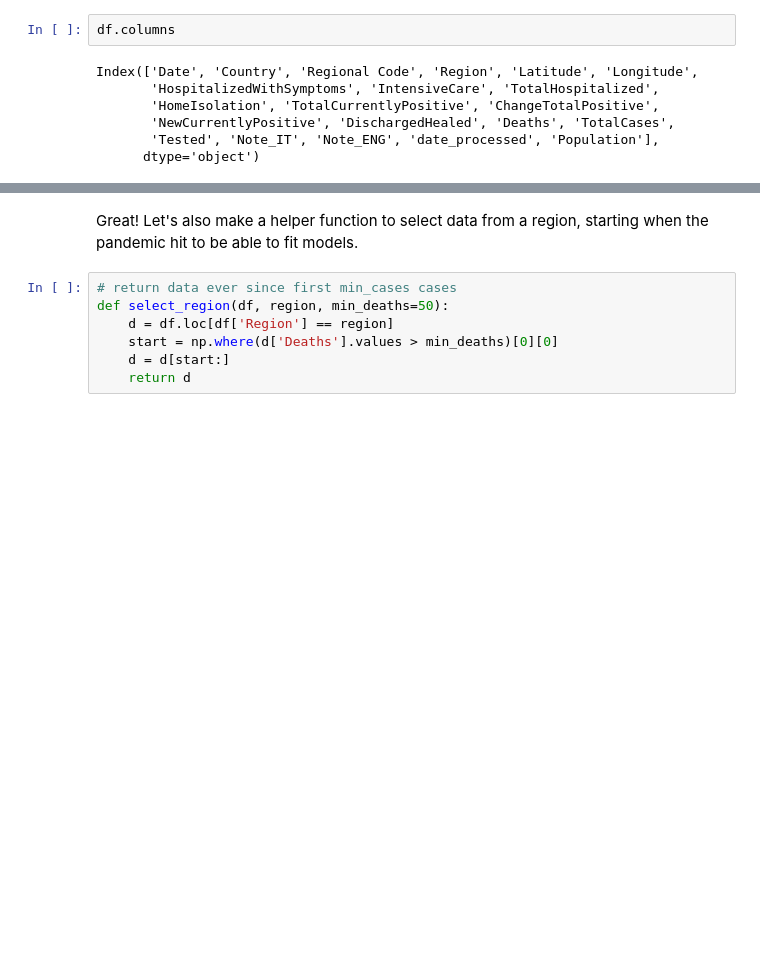
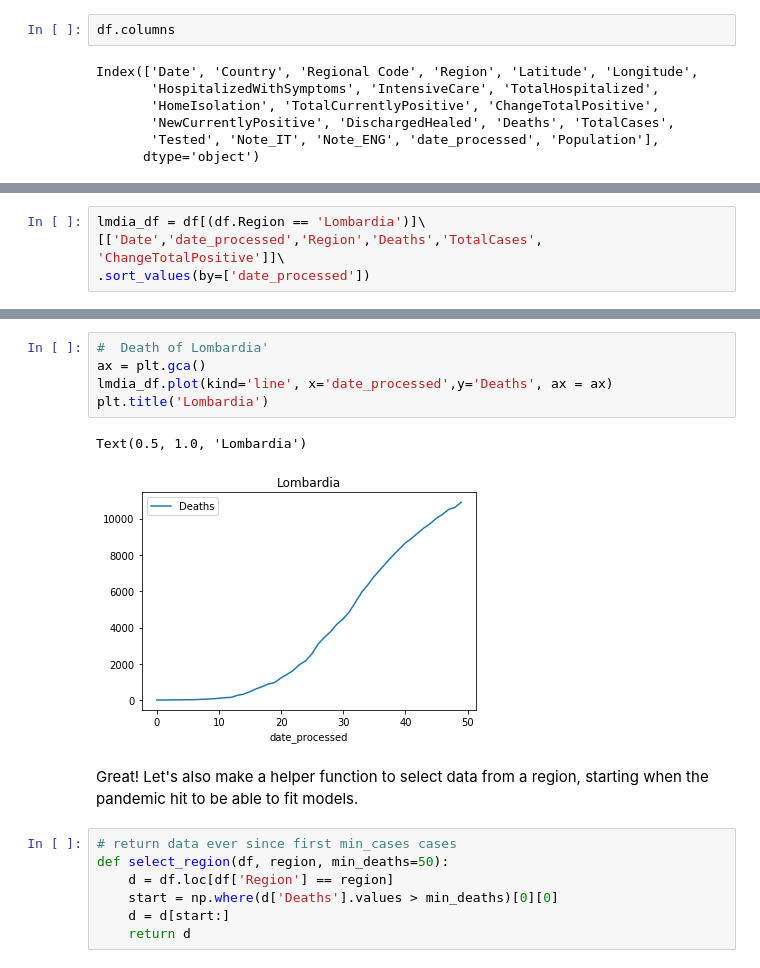
Before and after one commit to danielnee2/SKTW, a Jupyter notebook: exploratory/models_exploreSEIR_YLN.ipynb, the cells around one changed output, grey strips where cells are left out. Drawn from its saved outputs; the diff is of its cells as text; blank space fills up the shorter version.

```diff
--- a/exploratory/models_exploreSEIR_YLN.ipynb
+++ b/exploratory/models_exploreSEIR_YLN.ipynb
@@ -162,0 +155,4 @@ df.loc[(df.Region == 'Lombardia')].sort_values(by=['date_processed'])[['Region',
+# %%
+lmdia_df = df[(df.Region == 'Lombardia')]\
+[['Date','date_processed','Region','Deaths','TotalCases', 'ChangeTotalPositive']]\
+.sort_values(by=['date_processed'])
@@ -163,3 +181,11 @@ df.loc[(df.Region == 'Lombardia')].sort_values(by=['date_processed'])[['Region',
+# %%
+#  Death of Lombardia'
+ax = plt.gca()
+lmdia_df.plot(kind='line', x='date_processed',y='Deaths', ax = ax)
+plt.title('Lombardia')
+# %% [output]
+Text(0.5, 1.0, 'Lombardia')
+[figure, added]
 # %% [markdown]
 Great! Let's also make a helper function to select data from a region, starting when the pandemic hit to be able to fit models.
 # %%
```
Also changed, not shown: parts of 22 cells of this notebook, 2 other files.
